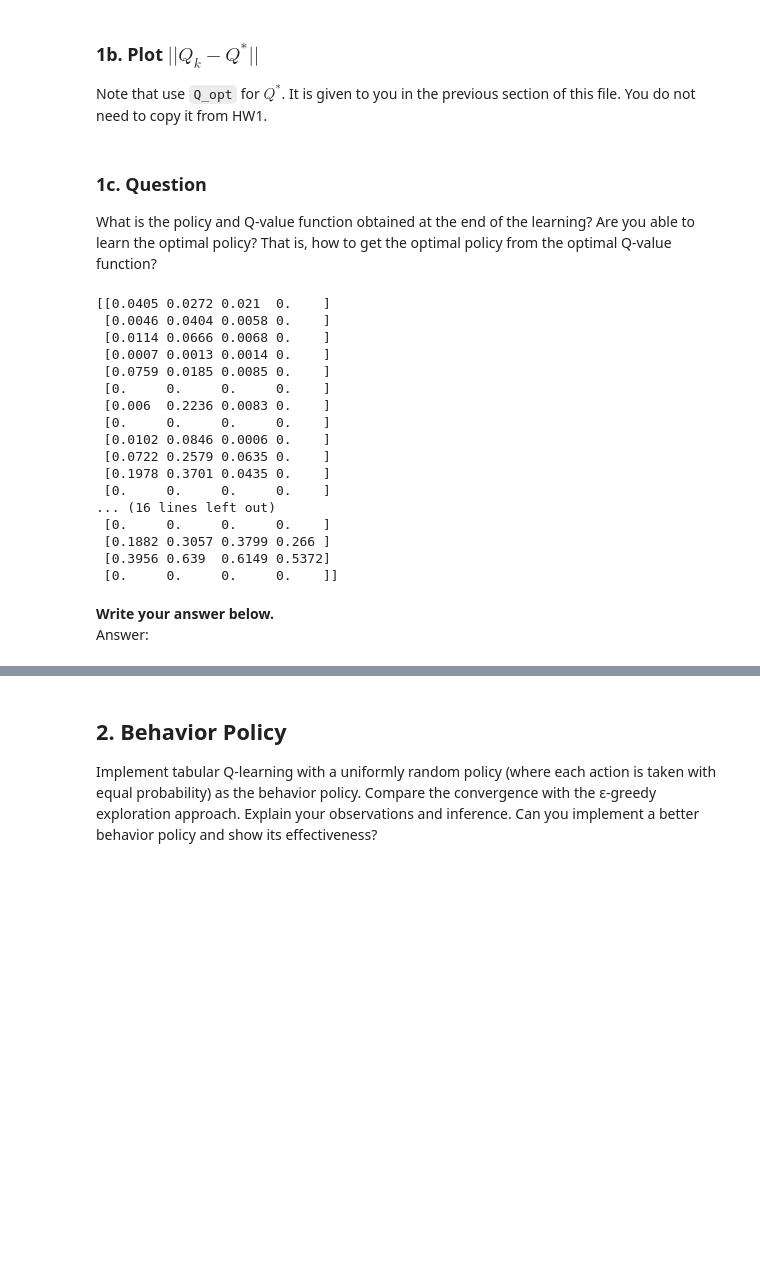
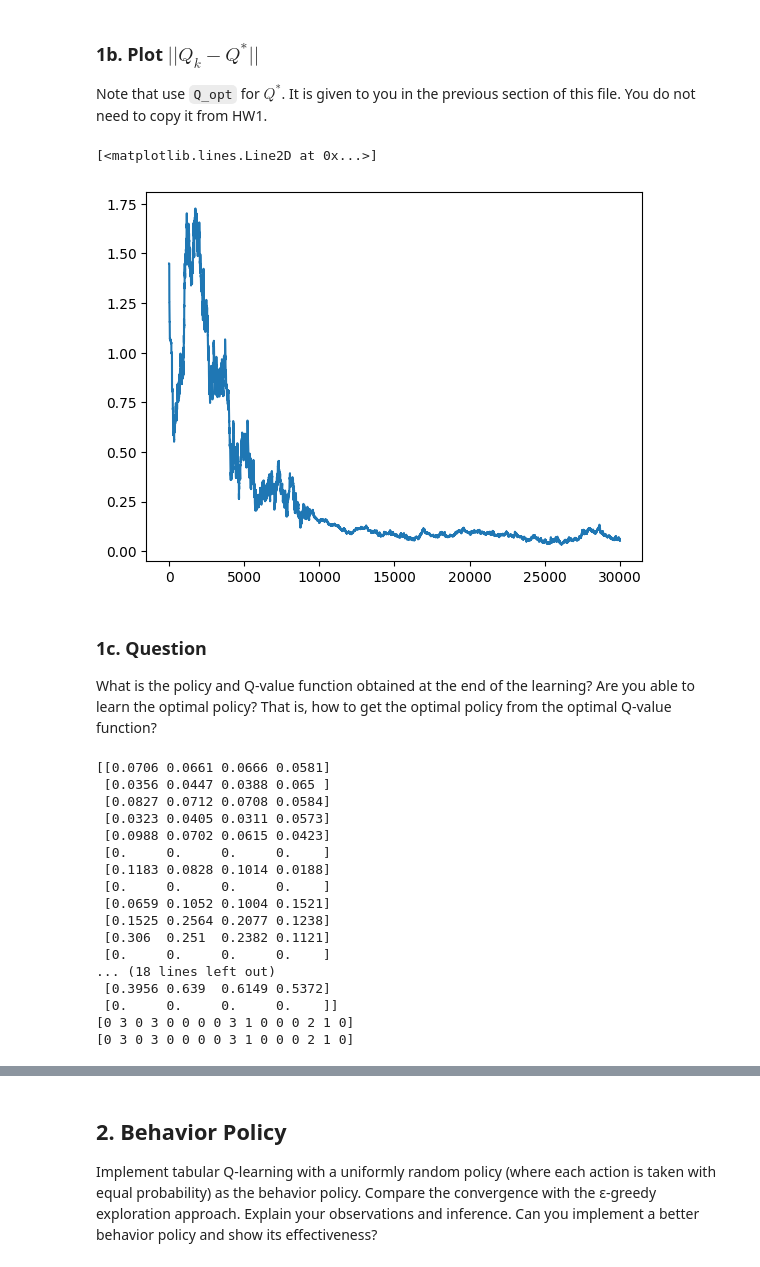
Before and after one commit to UlascanErsoy/ECEN743, a Jupyter notebook: ecen743-sp24-hw02.ipynb, the cells around one changed output, grey strips where cells are left out. Cells and saved outputs as stored; diff of their text form; code cells hidden in the pictures; blank space fills up the shorter version.

```diff
--- a/ecen743-sp24-hw02.ipynb
+++ b/ecen743-sp24-hw02.ipynb
@@ -235,7 +238,11 @@ Note that use `Q_opt` for $Q^*$. It is given to you in the previous section of t
 # %%
 ### YOUR CODE HERE
 # Some plot stuff
+plt.plot(convergence_list)
 ### END OF YOUR CODE
+# %% [output]
+[<matplotlib.lines.Line2D at 0x...>]
+[figure, added]
 # %% [markdown]
 ### 1c. Question
 
@@ -246,25 +253,26 @@ able to learn the optimal policy? That is, how to get the optimal policy from th
 print(Q)
 print(Q_opt)
 # Compute the final policy
+P_star = np.argmax(Q, axis=1)
+P_opt  = np.argmax(Q_opt, axis=1)
+print(P_star)
+print(P_opt)
 ### END OF YOUR CODE
 # %% [output]
-[[0.0405 0.0272 0.021  0.    ]
- [0.0046 0.0404 0.0058 0.    ]
- [0.0114 0.0666 0.0068 0.    ]
- [0.0007 0.0013 0.0014 0.    ]
- [0.0759 0.0185 0.0085 0.    ]
+[[0.0706 0.0661 0.0666 0.0581]
+ [0.0356 0.0447 0.0388 0.065 ]
+ [0.0827 0.0712 0.0708 0.0584]
+ [0.0323 0.0405 0.0311 0.0573]
+ [0.0988 0.0702 0.0615 0.0423]
  [0.     0.     0.     0.    ]
- [0.006  0.2236 0.0083 0.    ]
+ [0.1183 0.0828 0.1014 0.0188]
  [0.     0.     0.     0.    ]
- [0.0102 0.0846 0.0006 0.    ]
- [0.0722 0.2579 0.0635 0.    ]
- [0.1978 0.3701 0.0435 0.    ]
+ [0.0659 0.1052 0.1004 0.1521]
+ [0.1525 0.2564 0.2077 0.1238]
+ [0.306  0.251  0.2382 0.1121]
  [0.     0.     0.     0.    ]
-... (16 lines left out)
- [0.     0.     0.     0.    ]
- [0.1882 0.3057 0.3799 0.266 ]
+... (18 lines left out)
  [0.3956 0.639  0.6149 0.5372]
  [0.     0.     0.     0.    ]]
+[0 3 0 3 0 0 0 0 3 1 0 0 0 2 1 0]
+[0 3 0 3 0 0 0 0 3 1 0 0 0 2 1 0]
-# %% [markdown]
-**Write your answer below.**
-Answer:
```
Also changed, not shown: parts of 13 cells of this notebook.
